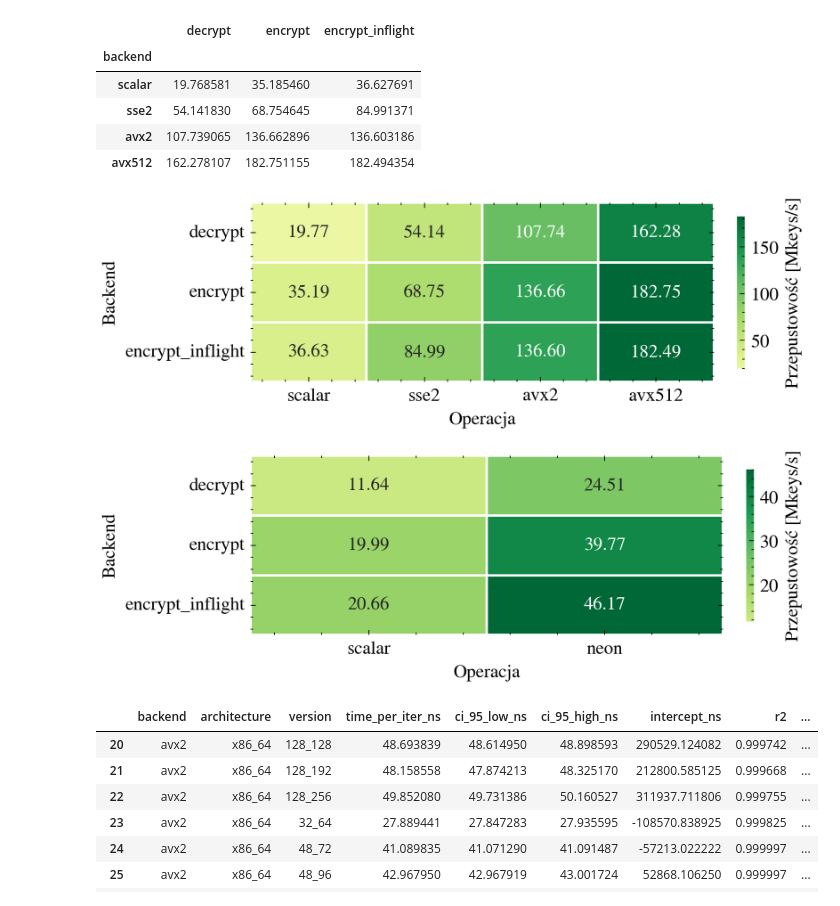
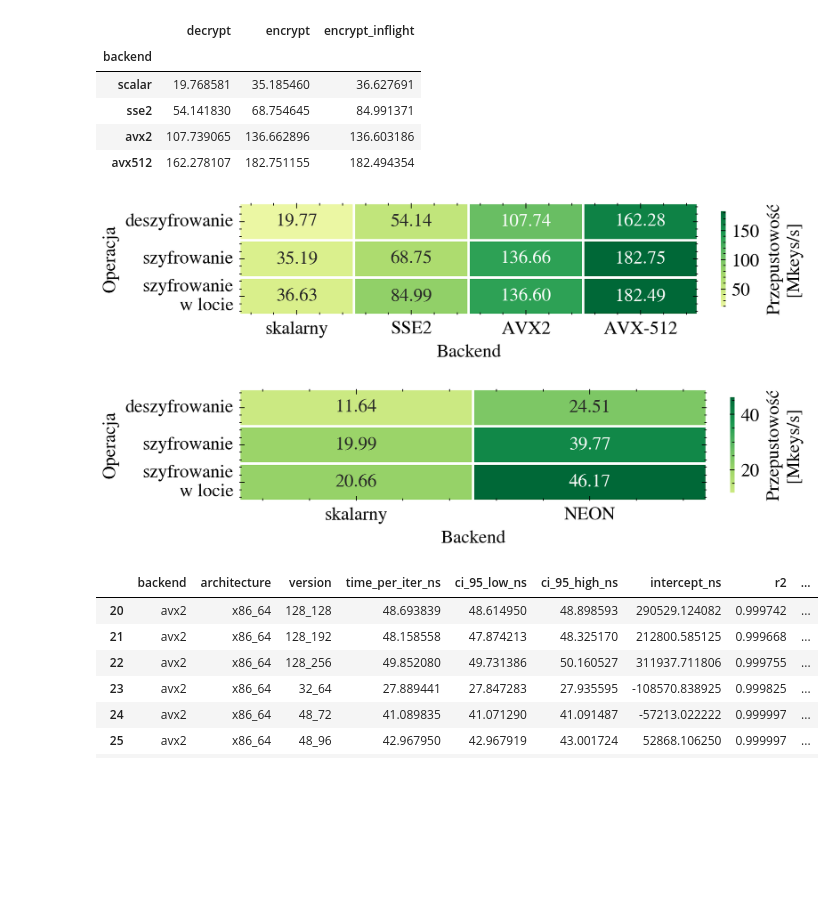
Before and after one commit to jan-chojnacki/SpeckProbe, a Jupyter notebook: analysis/notebooks/data_exploration.ipynb, the cells around one changed output. Drawn from its saved outputs; the diff is of its cells as text; code cells hidden in the pictures; blank space fills up the shorter version.

```diff
--- a/analysis/notebooks/data_exploration.ipynb
+++ b/analysis/notebooks/data_exploration.ipynb
@@ -34,6 +34,19 @@ FIG_HEIGHT_5 = FIG_HEIGHT_1 / 5
 FIG_HEIGHT_6 = FIG_HEIGHT_1 / 6
 FIG_HEIGHT_7 = FIG_HEIGHT_1 / 7
 FIG_HEIGHT_8 = FIG_HEIGHT_1 / 8
+# %%
+operacje_pl = {
+    'decrypt': 'deszyfrowanie',
+    'encrypt': 'szyfrowanie',
+    'encrypt_inflight': 'szyfrowanie\nw locie',
+}
+backendy_pl = {
+    'scalar': 'skalarny',
+    'sse2': 'SSE2',
+    'avx2': 'AVX2',
+    'avx512': 'AVX-512',
+    'neon': 'NEON',
+}
 # %%
 ciretrion_x86 = pd.read_csv('../data/criterion_x86.csv')
 ciretrion_aarch64 = pd.read_csv('../data/criterion_aarch64.csv')
@@ -219,31 +232,33 @@ speck_pivot_mean_x86
 | avx512 | 162.278107 | 182.751155 | 182.494354 |
 # %%
 def plot_speck_heatmap(pivot_mean, filename):
+    data = pivot_mean.T.rename(index=operacje_pl, columns=backendy_pl)
+
     with plt.style.context(['science', 'no-latex', 'bright']):
-        fig, ax = plt.subplots(figsize=(FIG_WIDTH, FIG_HEIGHT_5), layout='constrained')
+        fig, ax = plt.subplots(figsize=(FIG_WIDTH, FIG_HEIGHT_7), layout='constrained')
 
         sns.heatmap(
-            pivot_mean.T,
+            data,
             ax=ax,
             cmap='RdYlGn',
             center=0,
             annot=True,
             fmt='.2f',
             linewidths=1.0,
-            cbar_kws={'label': 'Przepustowość [Mkeys/s]', 'shrink': 0.85},
+            cbar_kws={'label': 'Przepustowość\n[Mkeys/s]', 'shrink': 0.85},
         )
 
-        ax.set_xlabel('Operacja')
-        ax.set_ylabel('Backend')
+        ax.set_xlabel("Backend")
+        ax.set_ylabel('Operacja')
 
         plt.savefig(f'../svg/{filename}', facecolor='white')
         plt.show()
 
 plot_speck_heatmap(speck_pivot_mean_x86, 'speck_pivot_backend_heatmap_x86.svg')
 plot_speck_heatmap(speck_pivot_mean_aarch64, 'speck_pivot_backend_heatmap_aarch64.svg')
 # %% [output]
-[figure, old version]
+[figure, new version]
-[figure, old version]
+[figure, new version]
 # %%
 speck_encrypt_inflight = speck_reg[speck_reg['function'] == 'encrypt_inflight']
 speck_encrypt_inflight = speck_encrypt_inflight.drop(columns=['function'])
```
Also changed, not shown: parts of 21 cells of this notebook.
